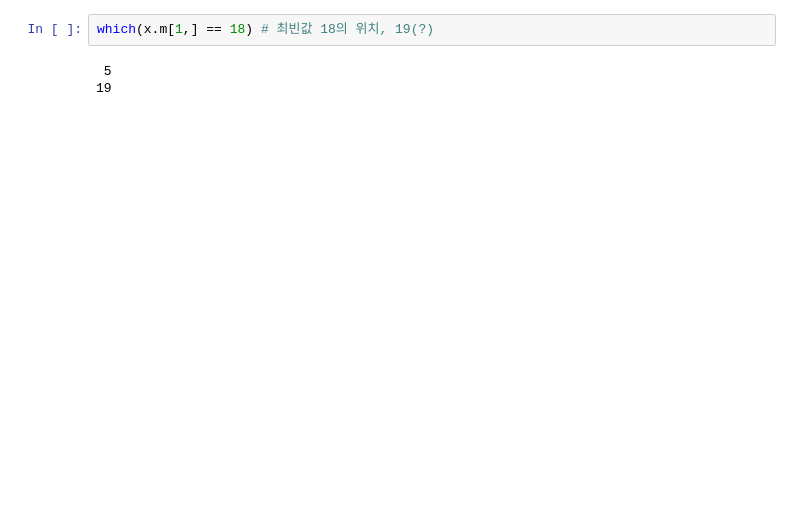
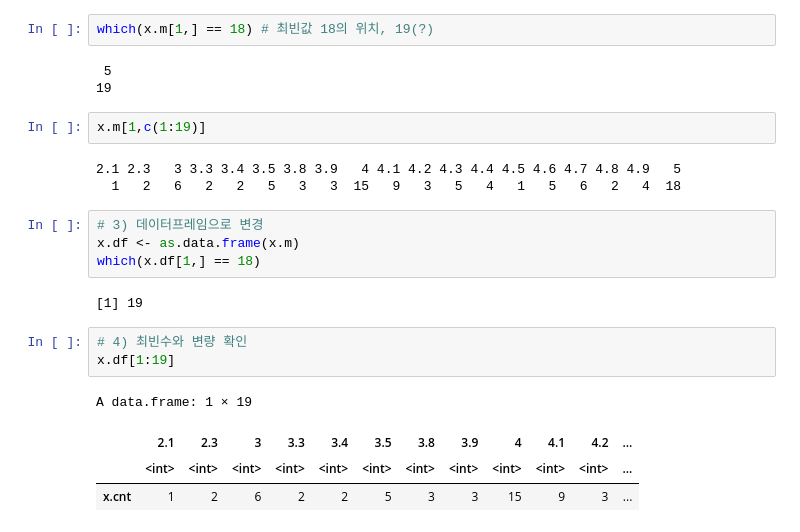
Before and after one commit to gyujin0450/RPRG_PARTIII, a Jupyter notebook: p368_척도별기술통계량.ipynb, the cells around one changed output. Saved outputs shown, nothing was run; the diff lists cells and outputs as text; blank space fills up the shorter version.

```diff
--- a/p368_척도별기술통계량.ipynb
+++ b/p368_척도별기술통계량.ipynb
@@ -264,3 +262,22 @@ which(x.m[1,] == 18) # 최빈값 18의 위치, 19(?)
 # %% [output]
  5
 19
+# %%
+x.m[1,c(1:19)]
+# %% [output]
+2.1 2.3   3 3.3 3.4 3.5 3.8 3.9   4 4.1 4.2 4.3 4.4 4.5 4.6 4.7 4.8 4.9   5
+  1   2   6   2   2   5   3   3  15   9   3   5   4   1   5   6   2   4  18
+# %%
+# 3) 데이터프레임으로 변경
+x.df <- as.data.frame(x.m)
+which(x.df[1,] == 18)
+# %% [output]
+[1] 19
+# %%
+# 4) 최빈수와 변량 확인
+x.df[1:19]
+# %% [output]
+A data.frame: 1 × 19
+|  | 2.1 | 2.3 | 3 | 3.3 | 3.4 | 3.5 | 3.8 | 3.9 | 4 | 4.1 | 4.2 | ... |
+|  | <int> | <int> | <int> | <int> | <int> | <int> | <int> | <int> | <int> | <int> | <int> | ... |
+| x.cnt | 1 | 2 | 6 | 2 | 2 | 5 | 3 | 3 | 15 | 9 | 3 | ... |
```
Also changed, not shown: parts of 10 cells of this notebook.
